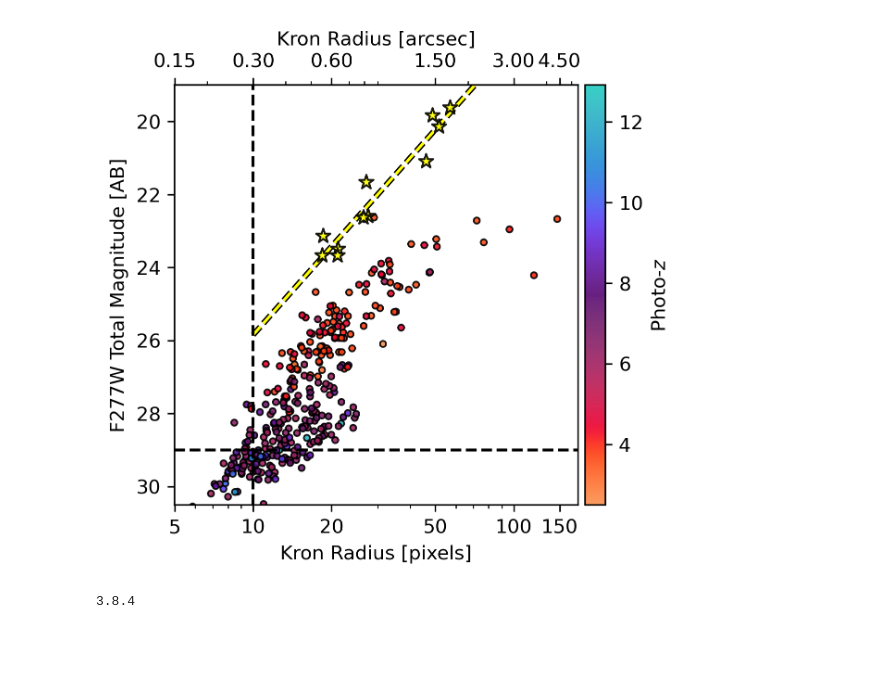
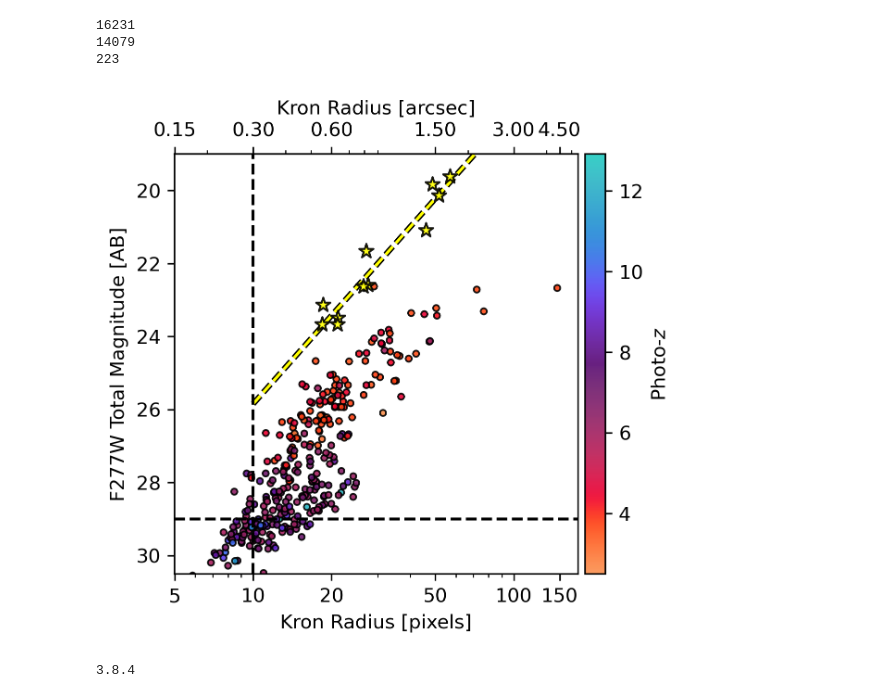
Before and after one commit to tHarvey303/EXPANSE, a Jupyter notebook: plotting_scripts/plot_selection.ipynb, the cells around one changed output. Saved outputs shown, nothing was run; the diff lists cells and outputs as text; code cells hidden in the pictures; blank space fills up the shorter version.

```diff
--- a/plotting_scripts/plot_selection.ipynb
+++ b/plotting_scripts/plot_selection.ipynb
@@ -11,15 +12,23 @@ import matplotlib.patheffects as PathEffects
 path_cat = '/raid/scratch/work/austind/GALFIND_WORK/Catalogues/v11/ACS_WFC+NIRCam/JOF_psfmatched/JOF_psfmatched_MASTER_Sel-F277W+F356W+F444W_v11_total.fits'
 
 cat = Table.read(path_cat)
+print(len(cat))
+masks = [col for col in cat.colnames if 'unmasked_' in col]
+for mask in masks:
+    cat = cat[cat[mask] == True]
+print(len(cat))
 
 # Define the selection criteria
 cat = cat[cat['EPOCHS'] == True]
 selection = lambda c: (c['MAG_APER_F277W_TOTAL'] < 29) & (c['kron_radius_F277W+F356W+F444W'] > 10) & (c['EPOCHS'] == True)
 
+
+
 # Apply the selection
 
 mask = selection(cat)
 cat_selected = cat[mask]
+print(len(cat_selected))
 color_by = 'zbest_fsps_larson_zfree'
 
 
@@ -28,34 +37,37 @@ cax = make_axes_locatable(ax).append_axes('right', size='5%', pad=0.05)
 # Add top axis
 ax.set_xscale('log')
 
 ax_top = ax.secondary_xaxis('top', functions = (lambda x: x*0.03, lambda x: x/0.03))
 ax_top.set_xlabel('Kron Radius [arcsec]')
 ax.set_xlabel('Kron Radius [pixels]')
 ax.set_ylabel(r'F277W Total Magnitude [AB]')
 
 points = ax.scatter(cat['kron_radius_F277W+F356W+F444W'], cat['MAG_APER_F277W_TOTAL'], s=10, c = cat[color_by], cmap='cmr.guppy', alpha=0.9, edgecolor='black', linewidth=0.9)
 ax.set_ylim(30.5, 19)
 ax_top.set_xscale('log')
 y = lambda x: -8.03979 * np.log10(x) + 33.88689 # LOBF for stars
 x = np.linspace(10, 150, 100)
 
 ax.plot(x, y(x), c = 'yellow', zorder=1, path_effects=[PathEffects.withStroke(linewidth=3, foreground='black')], linestyle = 'dashed')
 fig.colorbar(points, cax=cax, label='Photo-$z$')
 ax.xaxis.set_major_formatter(ScalarFormatter())
 ax.set_xticks([5, 10, 20, 50, 100, 150])
 ax_top.xaxis.set_major_formatter(ScalarFormatter())
 ax_top.set_xticks([0.15, 0.3, 0.6, 1.5, 3, 4.5])
 ax.axvline(10, color='black', linestyle='--')
 ax.axhline(29, color='black', linestyle='--')
 
 
 stars = Table.read('/nvme/scratch/work/tharvey/catalogs/JOF_psfmatched_PSF_STARS.fits')
 ax.scatter(stars['kron_radius_F277W+F356W+F444W_1a'], stars['MAG_APER_F277W_TOTAL'], s=60, color='yellow', alpha=0.9, marker = '*', edgecolor = 'black', linewidth = 1)
 plt.savefig('/nvme/scratch/work/tharvey/resolved_sedfitting/plots/kron_radius_vs_mag.png', dpi=300, bbox_inches='tight')
 
 plt.show()
 # %% [output]
+16231
+14079
+223
-[figure, old version]
+[figure, new version]
 # %%
 import matplotlib
 print (matplotlib.__version__)
```
Also changed, not shown: parts of 1 cell of this notebook, 6 other files.
